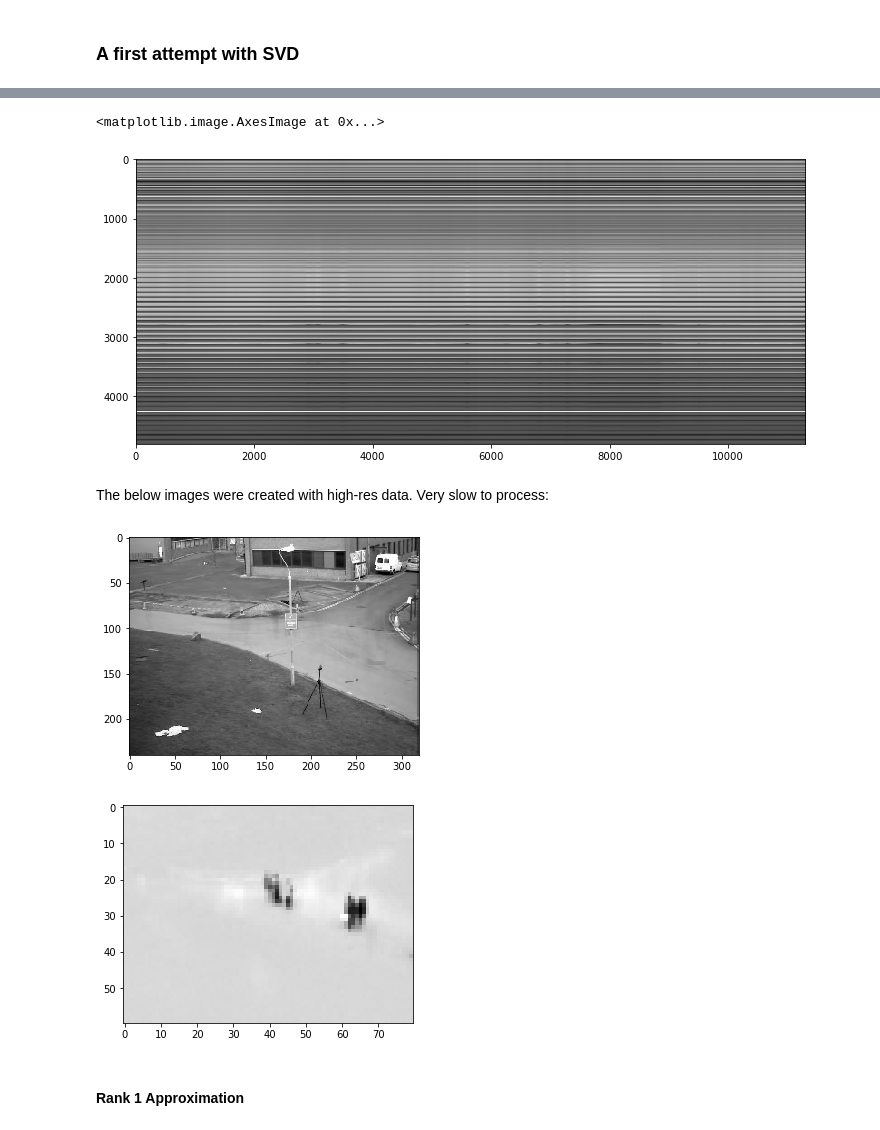
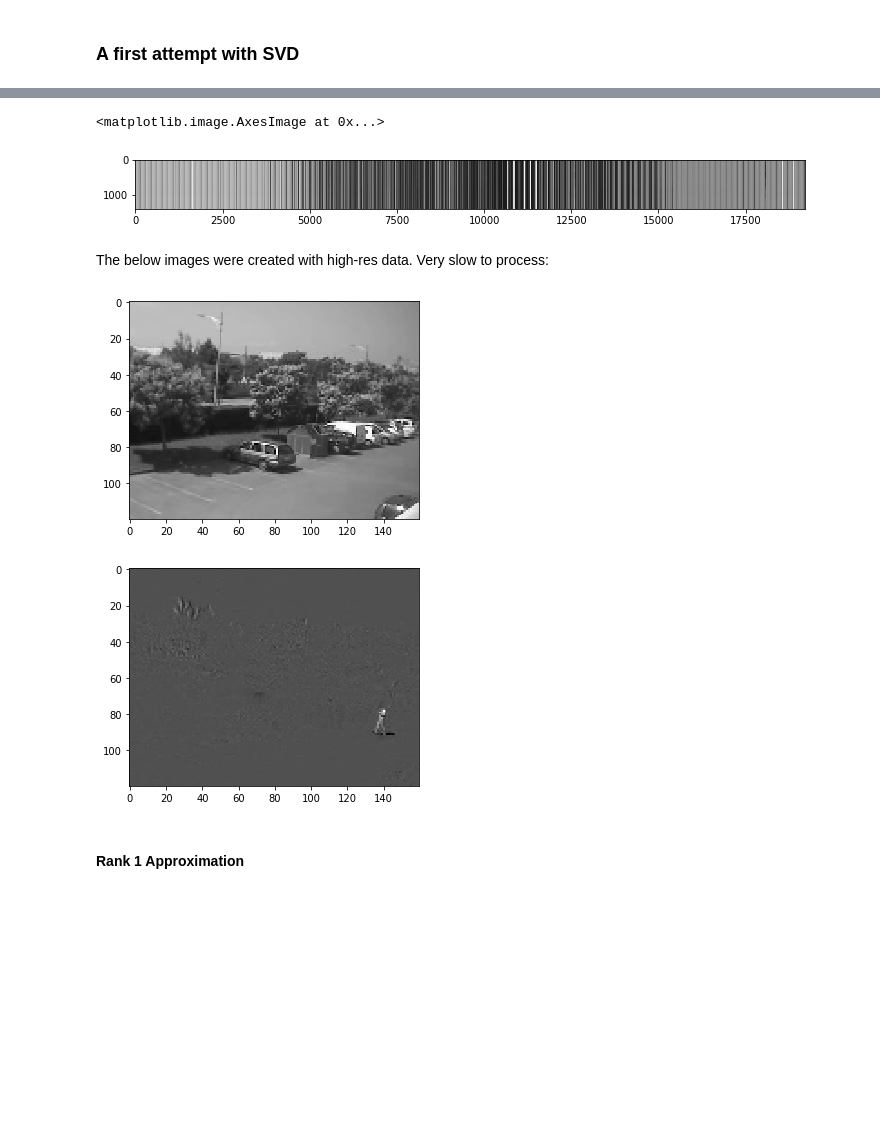
Before and after one commit to Unthrottled/numerical-linear-algebra, a Jupyter notebook: nbs/3. Background Removal with Robust PCA.ipynb, the cells around one changed output, grey strips where cells are left out. Drawn from its saved outputs; the diff is of its cells as text; code cells hidden in the pictures; blank space fills up the shorter version.

```diff
--- a/nbs/3. Background Removal with Robust PCA.ipynb
+++ b/nbs/3. Background Removal with Robust PCA.ipynb
@@ -150,19 +150,19 @@ low_rank.shape
 # %%
 plt.figure(figsize=(12, 12))
-plt.imshow(low_rank, cmap='gray')
+plt.imshow(low_rank.T, cmap='gray')
 # %% [output]
 <matplotlib.image.AxesImage at 0x...>
-[figure, old version]
+[figure, new version]
 # %% [markdown]
 The below images were created with high-res data.  Very slow to process:
 # %%
-plt.imshow(np.reshape(low_rank[:,140], dims), cmap='gray');
+plt.imshow(np.reshape(low_rank[:,222], dims), cmap='gray');
 # %% [output]
-[figure, old version]
+[figure, new version]
 # %%
-plt.imshow(np.reshape(M[:,550] - low_rank[:,550], dims), cmap='gray');
+plt.imshow(np.reshape(M[:,222] - low_rank[:,222], dims), cmap='gray');
 # %% [output]
-[figure, old version]
+[figure, new version]
 # %% [markdown]
 #### Rank 1 Approximation
 # %%
```
Also changed, not shown: parts of 11 cells of this notebook, 1 other file.
